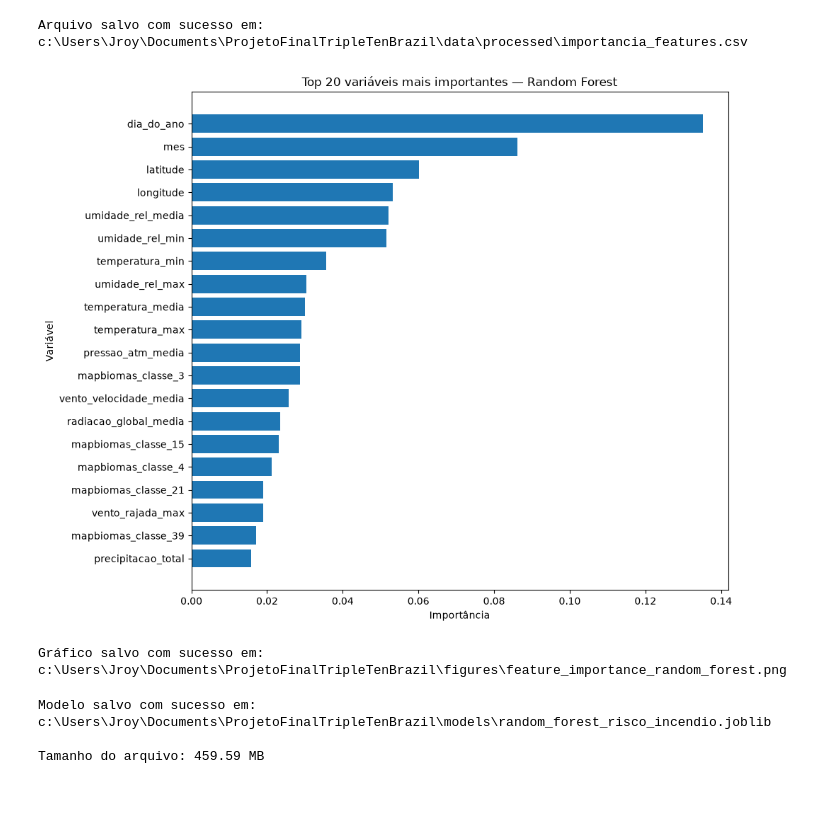
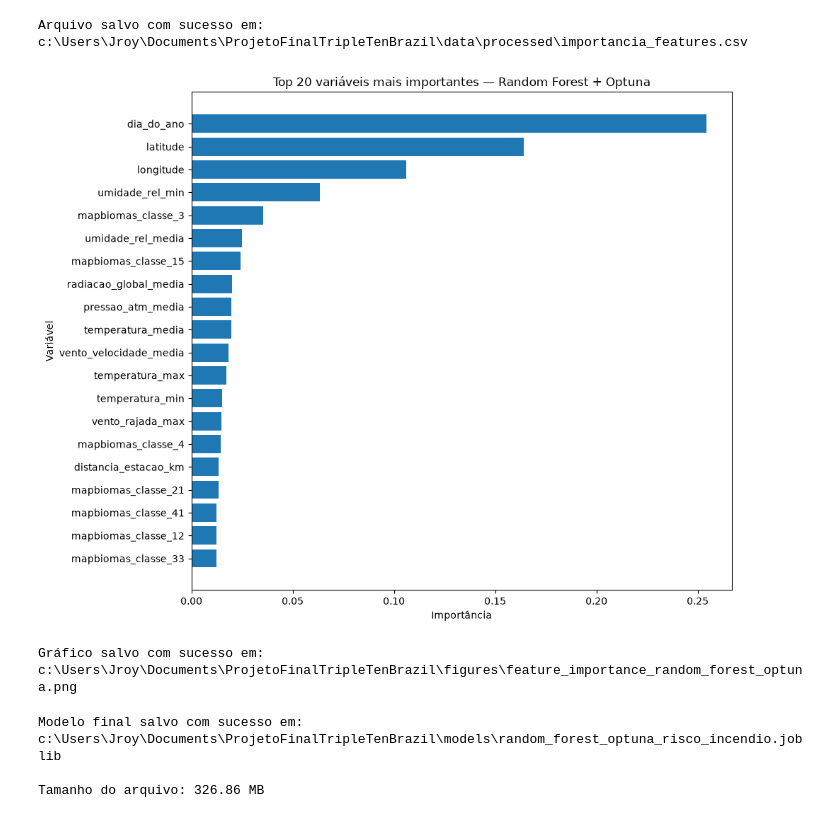
Before and after one commit to jroy102488-glitch/ProjetoFinalTripleTenBrazil, a Jupyter notebook: notebooks/02_data_preprocessing.ipynb, the cells around one changed output. Saved outputs shown, nothing was run; the diff lists cells and outputs as text; code cells hidden in the pictures.

Commit message:
Address reviewer feedback and improve model validation

```diff
--- a/notebooks/02_data_preprocessing.ipynb
+++ b/notebooks/02_data_preprocessing.ipynb
@@ -586,6 +586,8 @@ PADRÕES DE VALORES AUSENTES
 | 3 | False | False | True | False | 85603 | 1.04 |
 | 4 | True | True | True | True | 9354 | 0.11 |
 | 5 | False | False | True | True | 4176 | 0.05 |
+# %%
+queimadas["data"] = queimadas["data_hora"].dt.normalize()
 # %%
 # Criar variável de data para futura agregação diária
 
@@ -5854,0 +8005,10 @@ plt.show()
+# %%
+# Diagnóstico do arquivo de queimadas
+caminho_queimadas = arquivos["queimadas"]
+
+with open(caminho_queimadas, "r", encoding="utf-8", errors="replace") as arquivo:
+    for i in range(5):
+        linha = arquivo.readline()
+        print(f"Linha {i + 1}:")
+        print(repr(linha[:1000]))
+        print("-" * 80)
@@ -5854,0 +12727,26 @@ plt.show()
+# %%
+# Criar variável temporal a partir da data
+
+X["dia_do_ano"] = X["data"].dt.dayofyear
+
+# Remover a data original
+X = X.drop(columns=["data"])
+
+print("PREPARAÇÃO TEMPORAL")
+print("=" * 65)
+
+print(f"Observações: {X.shape[0]:,}")
+print(f"Features após ajuste: {X.shape[1]}")
+
+print(
+    f"Dia do ano mínimo: "
+    f"{X['dia_do_ano'].min()}"
+)
+
+print(
+    f"Dia do ano máximo: "
+    f"{X['dia_do_ano'].max()}"
+)
+
+print("\nTipos de dados:")
+print(X.dtypes.value_counts())
@@ -5998,6 +16780,7 @@ c:\Users\Jroy\Documents\ProjetoFinalTripleTenBrazil\data\processed\importancia_f
 # %%
 # ============================================================
 # SALVAR GRÁFICO DE IMPORTÂNCIA DAS VARIÁVEIS
+# RANDOM FOREST + OPTUNA
 # ============================================================
 
 FIGURES_DIR = PROJECT_ROOT / "figures"
@@ -6018,41 +16801,41 @@ top20 = (
 plt.figure(figsize=(10, 8))
 
 plt.barh(
     top20["feature"],
     top20["importancia"]
 )
 
 plt.xlabel("Importância")
 plt.ylabel("Variável")
 plt.title(
-    "Top 20 variáveis mais importantes — Random Forest"
+    "Top 20 variáveis mais importantes — Random Forest + Optuna"
 )
 
 plt.tight_layout()
 
 # Caminho da imagem
 caminho_figura = (
-    FIGURES_DIR / "feature_importance_random_forest.png"
+    FIGURES_DIR / "feature_importance_random_forest_optuna.png"
 )
 
 # Salvar em boa resolução
 plt.savefig(
     caminho_figura,
     dpi=300,
     bbox_inches="tight"
 )
 
 plt.show()
 
 print("Gráfico salvo com sucesso em:")
 print(caminho_figura)
 # %% [output]
-[figure, old version]
+[figure, new version]
 Gráfico salvo com sucesso em:
-c:\Users\Jroy\Documents\ProjetoFinalTripleTenBrazil\figures\feature_importance_random_forest.png
+c:\Users\Jroy\Documents\ProjetoFinalTripleTenBrazil\figures\feature_importance_random_forest_optuna.png
 # %%
 # ============================================================
-# SALVAR MODELO RANDOM FOREST TREINADO
+# SALVAR MODELO FINAL — RANDOM FOREST + OPTUNA
 # ============================================================
 
 import joblib
@@ -6065,15 +16848,15 @@ MODELS_DIR.mkdir(
 )
 
 caminho_modelo = (
-    MODELS_DIR / "random_forest_risco_incendio.joblib"
+    MODELS_DIR / "random_forest_optuna_risco_incendio.joblib"
 )
 
 joblib.dump(
-    modelo_random_forest,
+    modelo_rf_optuna,
     caminho_modelo
 )
 
-print("Modelo salvo com sucesso em:")
+print("Modelo final salvo com sucesso em:")
 print(caminho_modelo)
 
 print(
@@ -6081,7 +16864,7 @@ print(
     f"{caminho_modelo.stat().st_size / (1024**2):.2f} MB"
 )
 # %% [output]
-Modelo salvo com sucesso em:
-c:\Users\Jroy\Documents\ProjetoFinalTripleTenBrazil\models\random_forest_risco_incendio.joblib
+Modelo final salvo com sucesso em:
+c:\Users\Jroy\Documents\ProjetoFinalTripleTenBrazil\models\random_forest_optuna_risco_incendio.joblib
 
-Tamanho do arquivo: 459.59 MB
+Tamanho do arquivo: 326.86 MB
```
Also changed, not shown: parts of 221 cells of this notebook, 4 other files.
